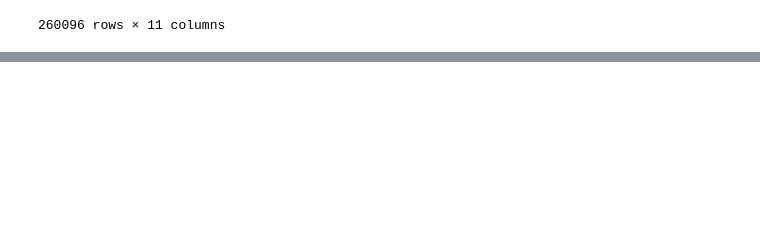
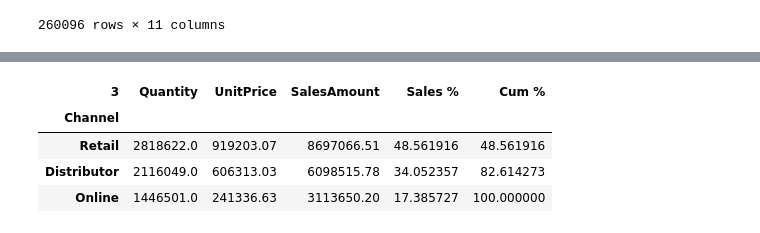
Before and after one commit to rogerloh-acc/Fun-Projects, a Jupyter notebook: Demo/Sales Performance/Sales.ipynb, the cells around one changed output, grey strips where cells are left out. Saved outputs shown, nothing was run; the diff lists cells and outputs as text; code cells hidden in the pictures; blank space fills up the shorter version.

```diff
--- a/Demo/Sales Performance/Sales.ipynb
+++ b/Demo/Sales Performance/Sales.ipynb
@@ -86,0 +148,12 @@ df.describe()
+# %%
+channel = df.groupby ("Channel").sum()
+channel.sort_values ("SalesAmount", ascending = False, inplace = True)
+channel ["Sales %"] = channel ["SalesAmount"] / channel ["SalesAmount"].sum () * 100
+channel ["Cum %"] = channel ["Sales %"].cumsum()
+channel
+# %% [output]
+| 3 | Quantity | UnitPrice | SalesAmount | Sales % | Cum % |
+| Channel |  |  |  |  |  |
+| Retail | 2818622.0 | 919203.07 | 8697066.51 | 48.561916 | 48.561916 |
+| Distributor | 2116049.0 | 606313.03 | 6098515.78 | 34.052357 | 82.614273 |
+| Online | 1446501.0 | 241336.63 | 3113650.20 | 17.385727 | 100.000000 |
```
Also changed, not shown: parts of 3 cells of this notebook.
